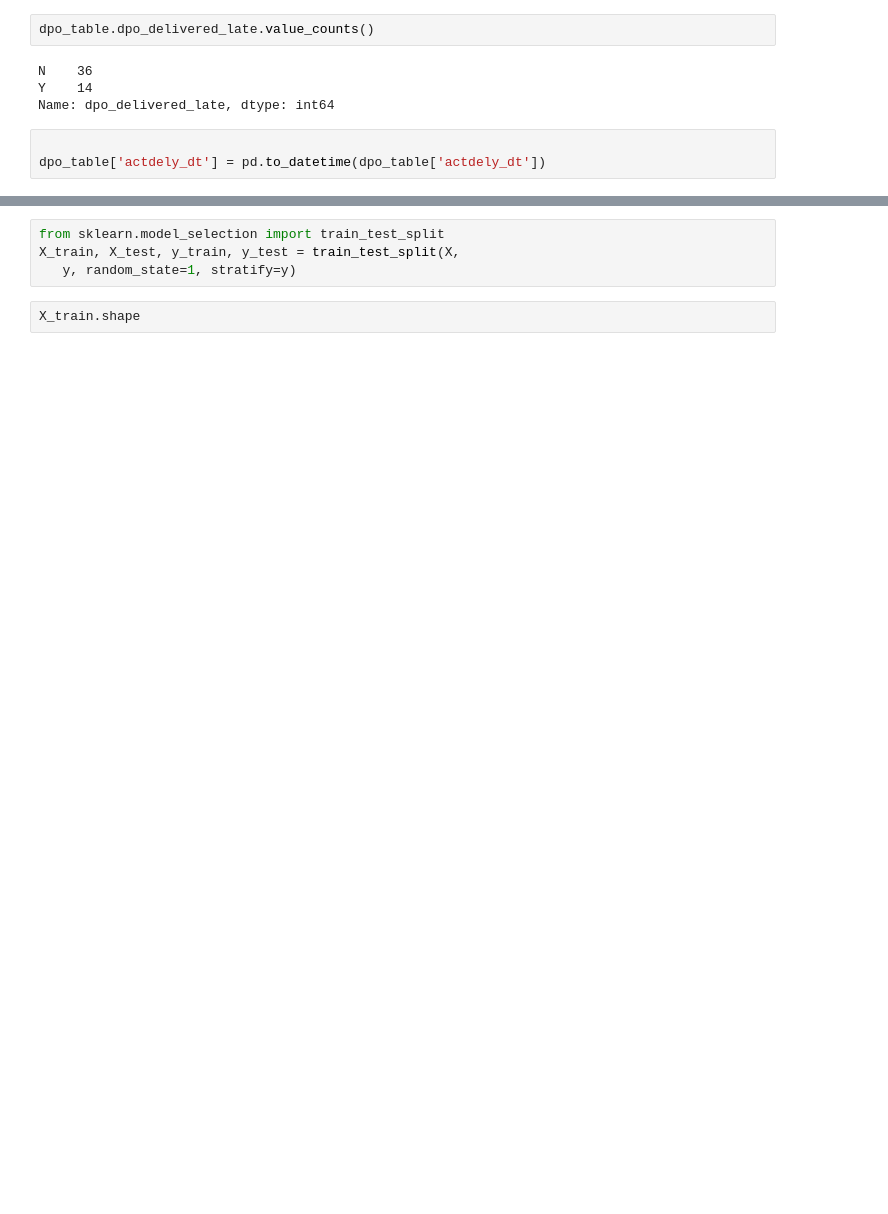
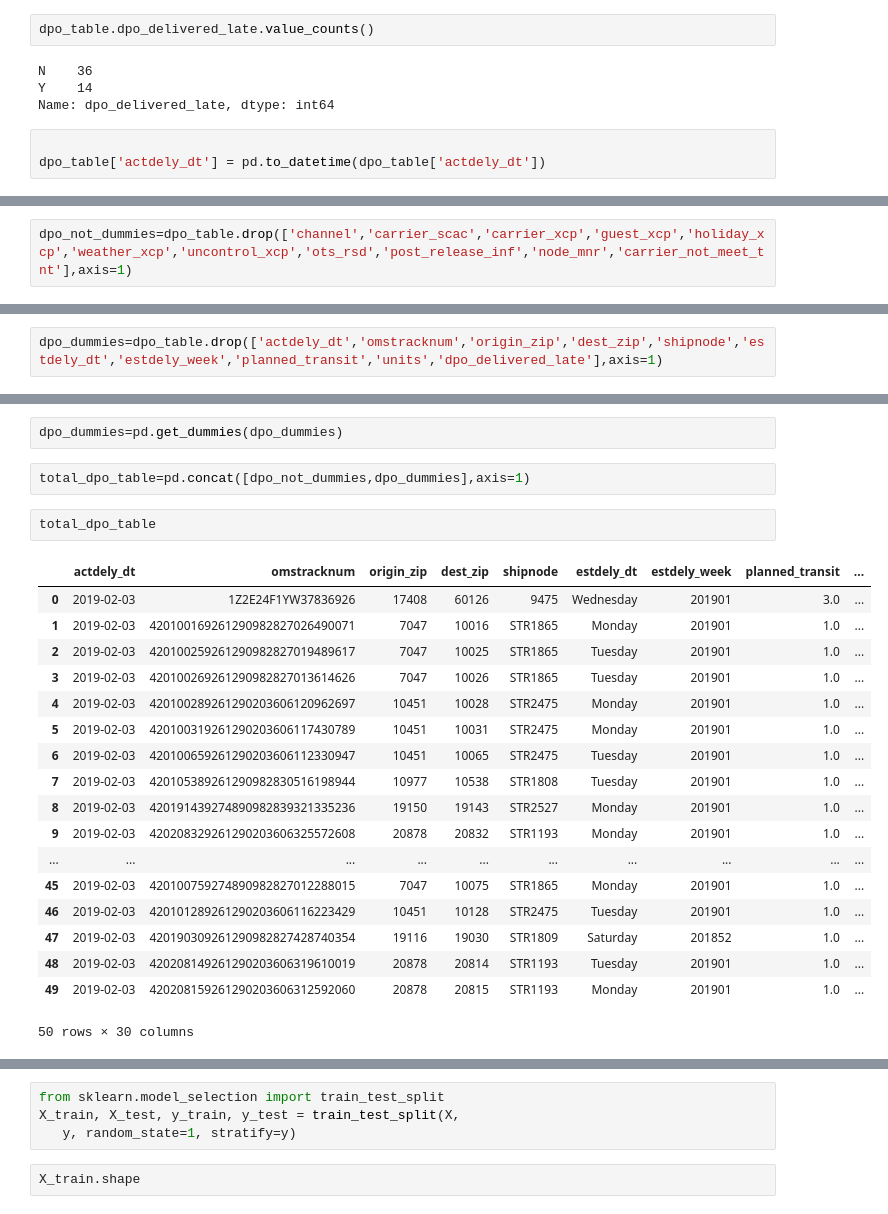
Before and after one commit to mmilner3/DPO_Analysis, a Jupyter notebook: Clean_DPO_Table.ipynb, the cells around one changed output, grey strips where cells are left out. Cells and saved outputs as stored; diff of their text form; blank space fills up the shorter version.

```diff
--- a/Clean_DPO_Table.ipynb
+++ b/Clean_DPO_Table.ipynb
@@ -97,0 +130,2 @@ dpo_table['actdely_dt'] = pd.to_datetime(dpo_table['actdely_dt'])
+# %%
+dpo_not_dummies=dpo_table.drop(['channel','carrier_scac','carrier_xcp','guest_xcp','holiday_xcp','weather_xcp','uncontrol_xcp','ots_rsd','post_release_inf','node_mnr','carrier_not_meet_tnt'],axis=1)
@@ -97,0 +146,2 @@ dpo_table['actdely_dt'] = pd.to_datetime(dpo_table['actdely_dt'])
+# %%
+dpo_dummies=dpo_table.drop(['actdely_dt','omstracknum','origin_zip','dest_zip','shipnode','estdely_dt','estdely_week','planned_transit','units','dpo_delivered_late'],axis=1)
@@ -97,0 +163,25 @@ dpo_table['actdely_dt'] = pd.to_datetime(dpo_table['actdely_dt'])
+# %%
+dpo_dummies=pd.get_dummies(dpo_dummies)
+# %%
+total_dpo_table=pd.concat([dpo_not_dummies,dpo_dummies],axis=1)
+# %%
+total_dpo_table
+# %% [output]
+|  | actdely_dt | omstracknum | origin_zip | dest_zip | shipnode | estdely_dt | estdely_week | planned_transit | ... |
+| 0 | 2019-02-03 | 1Z2E24F1YW37836926 | 17408 | 60126 | 9475 | Wednesday | 201901 | 3.0 | ... |
+| 1 | 2019-02-03 | 420100169261290982827026490071 | 7047 | 10016 | STR1865 | Monday | 201901 | 1.0 | ... |
+| 2 | 2019-02-03 | 420100259261290982827019489617 | 7047 | 10025 | STR1865 | Tuesday | 201901 | 1.0 | ... |
+| 3 | 2019-02-03 | 420100269261290982827013614626 | 7047 | 10026 | STR1865 | Tuesday | 201901 | 1.0 | ... |
+| 4 | 2019-02-03 | 420100289261290203606120962697 | 10451 | 10028 | STR2475 | Monday | 201901 | 1.0 | ... |
+| 5 | 2019-02-03 | 420100319261290203606117430789 | 10451 | 10031 | STR2475 | Monday | 201901 | 1.0 | ... |
+| 6 | 2019-02-03 | 420100659261290203606112330947 | 10451 | 10065 | STR2475 | Tuesday | 201901 | 1.0 | ... |
+| 7 | 2019-02-03 | 420105389261290982830516198944 | 10977 | 10538 | STR1808 | Tuesday | 201901 | 1.0 | ... |
+| 8 | 2019-02-03 | 420191439274890982839321335236 | 19150 | 19143 | STR2527 | Monday | 201901 | 1.0 | ... |
+| 9 | 2019-02-03 | 420208329261290203606325572608 | 20878 | 20832 | STR1193 | Monday | 201901 | 1.0 | ... |
+| ... | ... | ... | ... | ... | ... | ... | ... | ... | ... |
+| 45 | 2019-02-03 | 420100759274890982827012288015 | 7047 | 10075 | STR1865 | Monday | 201901 | 1.0 | ... |
+| 46 | 2019-02-03 | 420101289261290203606116223429 | 10451 | 10128 | STR2475 | Tuesday | 201901 | 1.0 | ... |
+| 47 | 2019-02-03 | 420190309261290982827428740354 | 19116 | 19030 | STR1809 | Saturday | 201852 | 1.0 | ... |
+| 48 | 2019-02-03 | 420208149261290203606319610019 | 20878 | 20814 | STR1193 | Tuesday | 201901 | 1.0 | ... |
+| 49 | 2019-02-03 | 420208159261290203606312592060 | 20878 | 20815 | STR1193 | Monday | 201901 | 1.0 | ... |
+50 rows × 30 columns
```
Also changed, not shown: parts of 21 cells of this notebook, 1 other file.
